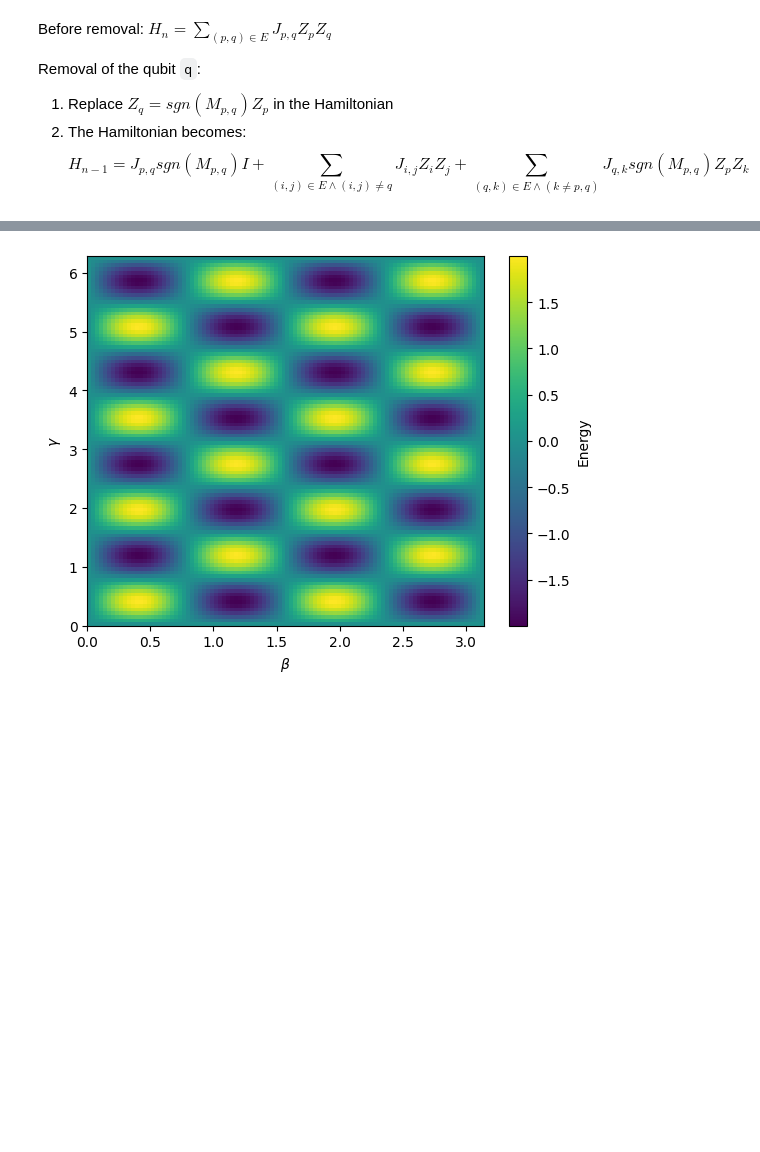
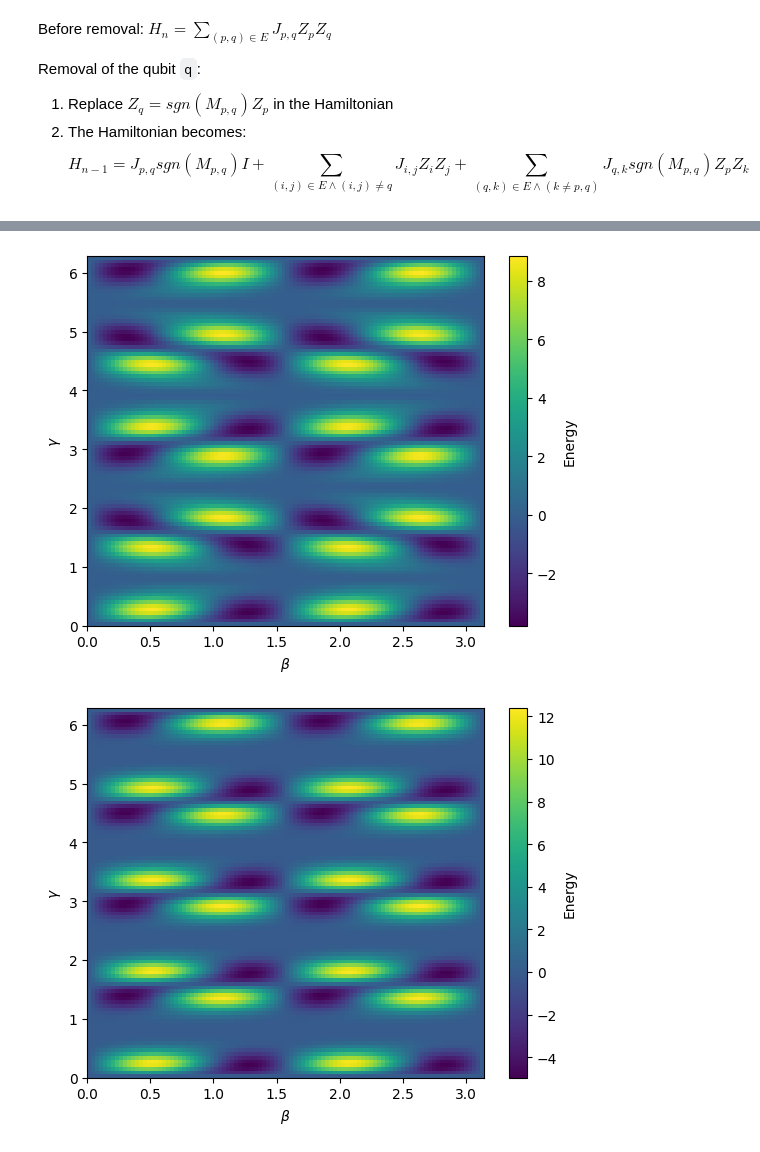
Before and after one commit to allegrastrippoli/qaoa-scale-free-graphs, a Jupyter notebook: qaoa_scale_free_graphs.ipynb, the cells around one changed output, grey strips where cells are left out. Drawn from its saved outputs; the diff is of its cells as text; code cells hidden in the pictures; blank space fills up the shorter version.

```diff
--- a/qaoa_scale_free_graphs.ipynb
+++ b/qaoa_scale_free_graphs.ipynb
@@ -378,17 +425,14 @@ In practice, every time we want to compute the expectation value of the Hamilton
 - constrcut the ansatz that applies the small Hamiltonian
 - measure
 # %%
-# For each edge (u,v) we build a light cone
-# That means computing a subgraph S for the edge, where all the ids are relabeled in a consecutive way from 0 to |S-1|
-# To see the mapping with original nodes self.mapping
-# The QAOA instance will try to solve the problem with the new labeling (new ground state of the Hamiltonian)
-# When we compute the expectation value, we obtain a scalar that is indipendent from the labeling (I guess and hope), that's why it works
 class LightCone:
     def __init__(self, G, u, v, p) :
         self.u, self.v = u, v
-        self.mapping, self.v_sub, self.n_sub, self.new_u, self.new_v = compute_subgraph_for_edge(G, u, v)
-        self.H = graph_to_hamiltonian(nx.to_numpy_array(self.v_sub), self.n_sub)
-        self.Z_uZ_v = ZZ(nx.to_numpy_array(self.v_sub), self.new_u, self.new_v, self.n_sub)
+        self.mapping, self.v_sub, self.new_u, self.new_v = compute_subgraph_for_edge(G, u, v)
+        v_sub_arr = nx.to_numpy_array(self.v_sub)
+        self.n_sub: int = len(self.v_sub.nodes)
+        self.H = graph_to_hamiltonian(v_sub_arr,  self.n_sub)
+        self.Z_uZ_v = ZZ(v_sub_arr, self.new_u, self.new_v, self.n_sub)
         self.Q = QAOA(p, self.H)
 
     def expectation(self, angles):
@@ -730,25 +654,27 @@ RQAOA 00011010
 # %%
+n_p_q_values = [(4,1,3),(5,1,4),(6,1,5),(7,1,6)]
 n_points = 100
 gammas = np.linspace(0, 2*np.pi, n_points)
 betas = np.linspace(0, np.pi, n_points)
-G = nx.Graph()
-G.add_edges_from([(0,1),(1,2),(2,3),(3,0)])
 p = 1
-S = Simulation(G, p)
-E = np.zeros((n_points, n_points))
-for i, gamma in enumerate(gammas):
-    for j, beta in enumerate(betas):
-        E[i, j]=S.sum_of_expectations([gamma, beta])
-
-plt.imshow(
-    E,
-    extent=[betas[0], betas[-1], gammas[0], gammas[-1]],
-    origin="lower",
-    aspect="auto"
-)
-plt.xlabel(r"$\beta$")
-plt.ylabel(r"$\gamma$")
-plt.colorbar(label="Energy")
-plt.show()
+for n, p, q in n_p_q_values:
+    G = nx.Graph()
+    G = generate_bipartite_ring_network(n=n, p=p, q=q)
+    S = Simulation(G, p)
+    E = np.zeros((n_points, n_points))
+    for i, gamma in enumerate(gammas):
+        for j, beta in enumerate(betas):
+            E[i, j]=S.sum_of_expectations([gamma, beta])
+    plt.imshow(
+        E,
+        extent=[betas[0], betas[-1], gammas[0], gammas[-1]],
+        origin="lower",
+        aspect="auto"
+    )
+    plt.xlabel(r"$\beta$")
+    plt.ylabel(r"$\gamma$")
+    plt.colorbar(label="Energy")
+    plt.show()
 # %% [output]
-[figure, old version]
+[figure, new version]
+[figure, added]
```
Also changed, not shown: parts of 7 cells of this notebook.
